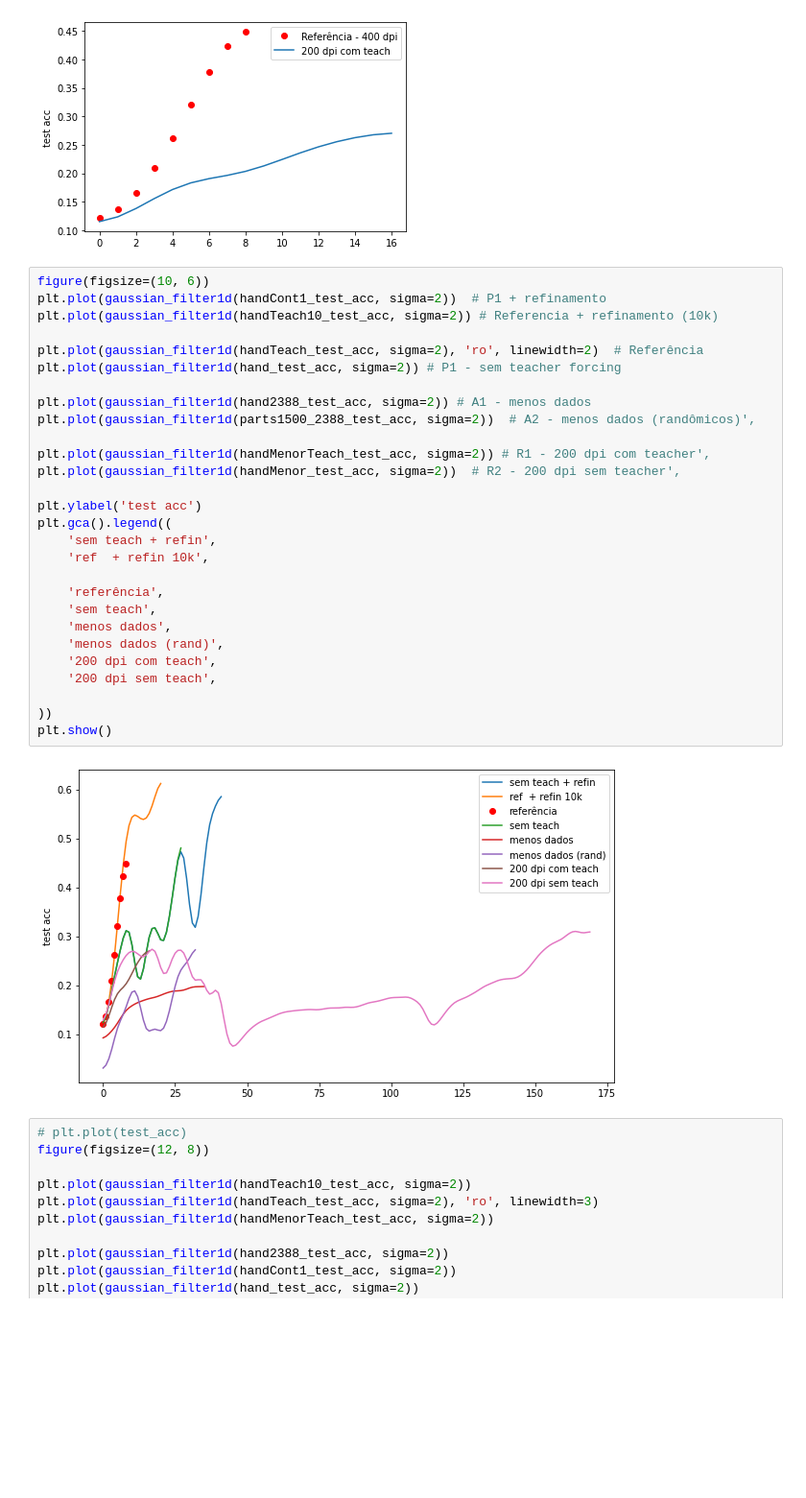
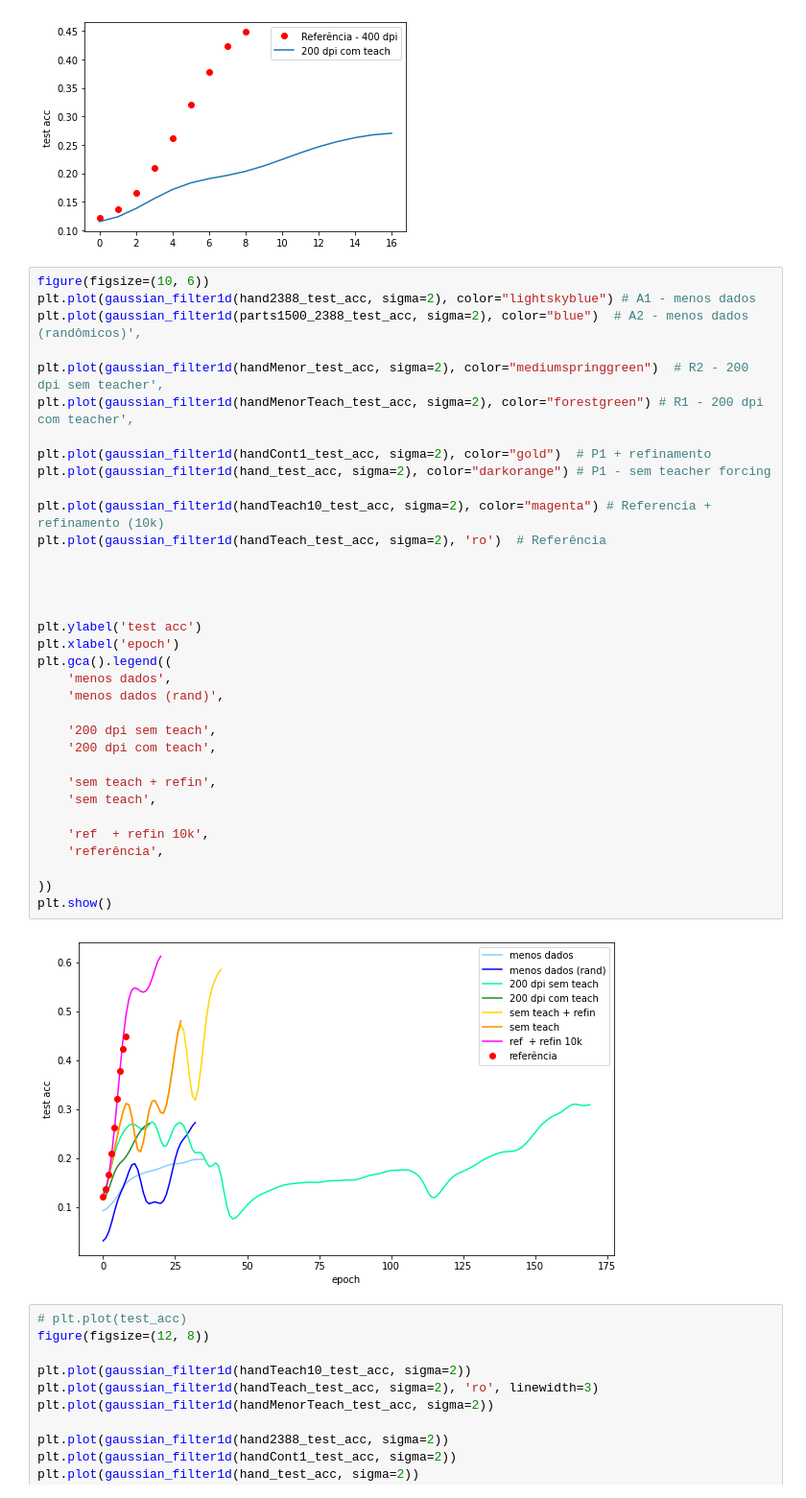
Before and after one commit to sergiohayashi/chess-attention, a Jupyter notebook: trained--for-evaluation/notebooks/app/log-analyzer-20211107--comparativo--todos.ipynb, the cells around one changed output. Shown at 96% size. Saved outputs shown, nothing was run; the diff lists cells and outputs as text; blank space fills up the shorter version.

```diff
--- a/trained--for-evaluation/notebooks/app/log-analyzer-20211107--comparativo--todos.ipynb
+++ b/trained--for-evaluation/notebooks/app/log-analyzer-20211107--comparativo--todos.ipynb
@@ -666,34 +887,40 @@ plt.show()
 [figure]
 # %%
 figure(figsize=(10, 6))
-plt.plot(gaussian_filter1d(handCont1_test_acc, sigma=2))  # P1 + refinamento
-plt.plot(gaussian_filter1d(handTeach10_test_acc, sigma=2)) # Referencia + refinamento (10k)
+plt.plot(gaussian_filter1d(hand2388_test_acc, sigma=2), color="lightskyblue") # A1 - menos dados
+plt.plot(gaussian_filter1d(parts1500_2388_test_acc, sigma=2), color="blue")  # A2 - menos dados (randômicos)',
 
-plt.plot(gaussian_filter1d(handTeach_test_acc, sigma=2), 'ro', linewidth=2)  # Referência
-plt.plot(gaussian_filter1d(hand_test_acc, sigma=2)) # P1 - sem teacher forcing
+plt.plot(gaussian_filter1d(handMenor_test_acc, sigma=2), color="mediumspringgreen")  # R2 - 200 dpi sem teacher',
+plt.plot(gaussian_filter1d(handMenorTeach_test_acc, sigma=2), color="forestgreen") # R1 - 200 dpi com teacher',
 
-plt.plot(gaussian_filter1d(hand2388_test_acc, sigma=2)) # A1 - menos dados
-plt.plot(gaussian_filter1d(parts1500_2388_test_acc, sigma=2))  # A2 - menos dados (randômicos)',
+plt.plot(gaussian_filter1d(handCont1_test_acc, sigma=2), color="gold")  # P1 + refinamento
+plt.plot(gaussian_filter1d(hand_test_acc, sigma=2), color="darkorange") # P1 - sem teacher forcing
 
-plt.plot(gaussian_filter1d(handMenorTeach_test_acc, sigma=2)) # R1 - 200 dpi com teacher',
-plt.plot(gaussian_filter1d(handMenor_test_acc, sigma=2))  # R2 - 200 dpi sem teacher',
+plt.plot(gaussian_filter1d(handTeach10_test_acc, sigma=2), color="magenta") # Referencia + refinamento (10k)
+plt.plot(gaussian_filter1d(handTeach_test_acc, sigma=2), 'ro')  # Referência
+
+
+
 
 plt.ylabel('test acc')
+plt.xlabel('epoch')
 plt.gca().legend((
-    'sem teach + refin',
-    'ref  + refin 10k',
-
-    'referência',
-    'sem teach',
     'menos dados',
     'menos dados (rand)',
+
+    '200 dpi sem teach',
     '200 dpi com teach',
-    '200 dpi sem teach',
+
+    'sem teach + refin',
+    'sem teach',
+
+    'ref  + refin 10k',
+    'referência',
 
 ))
 plt.show()
 # %% [output]
-[figure, old version]
+[figure, new version]
 # %%
 # plt.plot(test_acc)
 figure(figsize=(12, 8))
```
Also changed, not shown: parts of 9 cells of this notebook, 17 other files.
